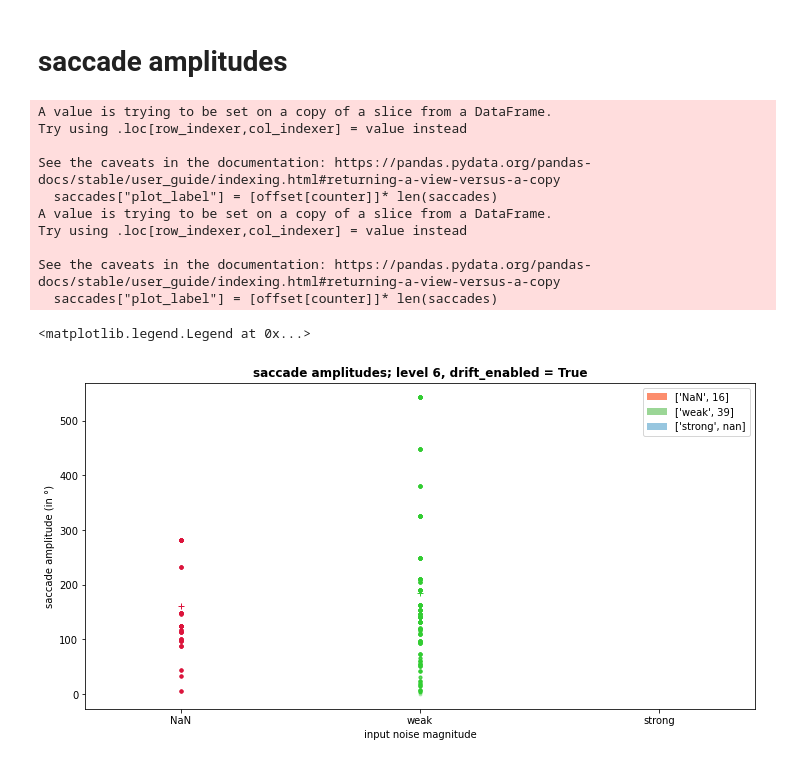
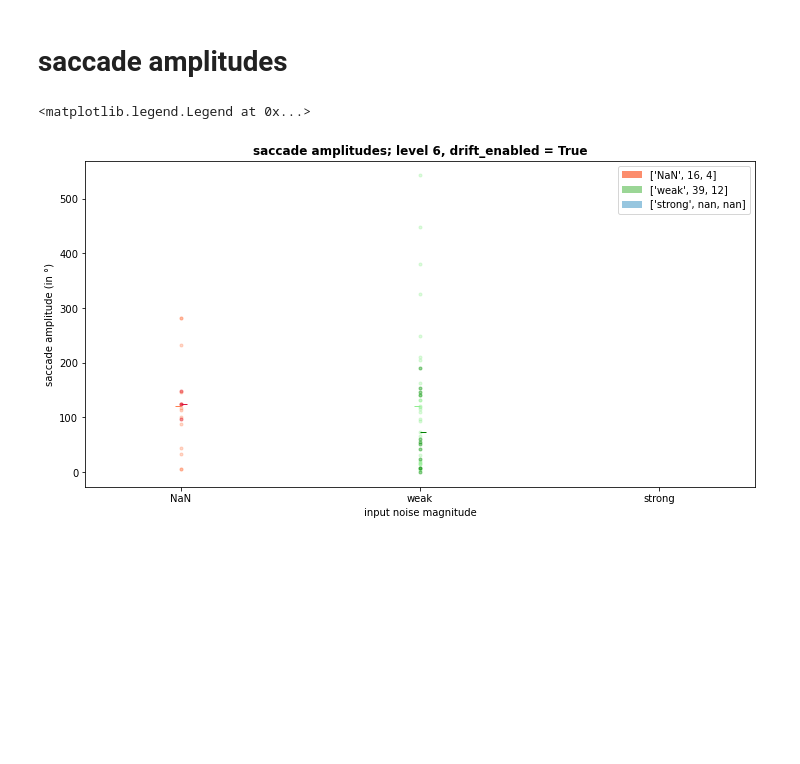
Before and after one commit to nilsheinrich/eye_movement_analysis_moonlander, a Jupyter notebook: data_analysis.ipynb, the cells around one changed output. Drawn from its saved outputs; the diff is of its cells as text; code cells hidden in the pictures; blank space fills up the shorter version.

```diff
--- a/data_analysis.ipynb
+++ b/data_analysis.ipynb
@@ -179,12 +181,13 @@ def pre_process_eye_data(eye_data):
     eye_data.loc[eye_data.Saccade < 1.0, "N_saccade"] = np.nan  # have NaN everywhere where there is no saccade
 
     # insert saccade direction column
-    eye_data["saccade_direction"] = np.nan
+    eye_data["saccade_direction_x"] = np.nan
+    eye_data["saccade_direction_y"] = np.nan
     eye_data["saccade_amplitude"] = np.nan
     out = eye_data.groupby("N_saccade", dropna=False).apply(calc_saccade_direction)
 
     # set saccade direction to NaN everywhere where there is no saccade
-    out.loc[eye_data.Saccade < 1.0, "saccade_direction"] = np.nan
+    out.loc[eye_data.Saccade < 1.0, ["saccade_direction_x", "saccade_direction_y"]] = np.nan
 
     # sum up left and right eye positions to converging eye position in x and y dimension
     out["converging_eye_x"] = out.apply(lambda row: (row.LeftEyeX + row.RightEyeX) / 2, axis=1)
@@ -213,0 +217,5 @@ eye_data
+# %%
+saccades = eye_data.loc[eye_data["saccadeOnset"] == 1]
+
+progressive_saccades = saccades.loc[saccades["saccade_direction_y"] >= 0]
+progressive_saccades
@@ -462,5 +494,13 @@ heatmap_right = sns.kdeplot(x=fixations.RightEyeX,
                            alpha=0.9,
                            bw_adjust=0.4)
 
-ax.legend()
+y_coord = point_estimate(fixations.converging_eye_y)[0]
+ax.axhline(y_coord, color="lightskyblue")
+x_coord = point_estimate(fixations.converging_eye_x)[0]
+ax.axvline(x_coord, color="lightskyblue")
+
+handles = [mpatches.Patch(facecolor=plt.cm.Reds(100), label="left eye"),
+           mpatches.Patch(facecolor=plt.cm.Greens(100), label="right eye"),
+           mpatches.Patch(facecolor=plt.cm.Blues(100), label="converging eyes")]
+ax.legend(handles=handles)
 # %% [output]
@@ -877,52 +916,53 @@ fig, ax = plt.subplots(figsize=(12, 6))
 ax.set_title(f"saccade amplitudes; level 6, drift_enabled = True", fontdict={"fontweight": "bold"})
 
 # axis labels
 ax.set_xlabel("input noise magnitude")
 ax.set_ylabel("saccade amplitude (in °)")
 
 ax.set_xlim([-70, 70])
 ax.set_xticks([-50, 0, 50])
 ax.set_xticklabels(["NaN", "weak", "strong"])
 
 # Plotting
-colors = ["crimson", "limegreen", "lightskyblue"]
+colors = ["coral", "lightgreen", "royalblue"]
+colors_p = ["crimson", "green", "blue"]
 color_maps = ["Reds", "Greens", "Blues"]
 input_noise_magnitude = ["NaN", "weak", "strong"]
 offset = [-50, 0, 50]
 n_saccades = [np.nan, np.nan, np.nan]
+n_progressive_saccades = [np.nan, np.nan, np.nan]
 
 counter = 0
 
 for run in runs:
     eye_data = pd.read_csv(f'eye_data/pilot4_eye_tracking_output_{run:0>2}.csv', index_col=False)
     eye_data = pre_process_eye_data(eye_data)
 
-    saccades = eye_data[~eye_data["N_saccade"].isnull()]
-    n_saccades[counter] = (int(max(saccades.N_saccade)))
+    # all kinds of saccades
+    saccades = eye_data[eye_data["saccadeOnset"] >= 1]
+    n_saccades[counter] = len(saccades)
+    plot_labels = [offset[counter]]* len(saccades)
     saccades["plot_label"] = [offset[counter]]* len(saccades)
+    # progressive saccades
+    progressive_saccades = saccades.loc[saccades["saccade_direction_y"] >= 0]
+    n_progressive_saccades[counter] = len(progressive_saccades)
 
+    # draw on canvas
     ax.scatter(saccades.plot_label, saccades.saccade_amplitude, marker=".", color=colors[counter], alpha=0.3)
-    ax.plot(offset[counter], np.mean(saccades.saccade_amplitude), marker="+", color=colors[counter], alpha=1.0)
+    ax.plot(offset[counter], np.mean(saccades.saccade_amplitude), marker=0, color=colors[counter], alpha=1.0)
+
+    ax.scatter(progressive_saccades.plot_label, progressive_saccades.saccade_amplitude, marker=".", color=colors_p[counter], alpha=0.3)
+    ax.plot(offset[counter], np.mean(progressive_saccades.saccade_amplitude), marker=1, color=colors_p[counter], alpha=1.0)
 
     counter += 1
 
-handles = [mpatches.Patch(facecolor=plt.cm.Reds(100), label=[input_noise_magnitude[0], n_saccades[0]]),
-           mpatches.Patch(facecolor=plt.cm.Greens(100), label=[input_noise_magnitude[1], n_saccades[1]]),
-           mpatches.Patch(facecolor=plt.cm.Blues(100), label=[input_noise_magnitude[2], n_saccades[2]])]
+handles = [mpatches.Patch(facecolor=plt.cm.Reds(100), label=[input_noise_magnitude[0], n_saccades[0], n_progressive_saccades[0]]),
+           mpatches.Patch(facecolor=plt.cm.Greens(100), label=[input_noise_magnitude[1], n_saccades[1], n_progressive_saccades[1]]),
+           mpatches.Patch(facecolor=plt.cm.Blues(100), label=[input_noise_magnitude[2], n_saccades[2], n_progressive_saccades[2]])]
 ax.legend(handles=handles)
 # %% [output]
-A value is trying to be set on a copy of a slice from a DataFrame.
-Try using .loc[row_indexer,col_indexer] = value instead
-
-See the caveats in the documentation: https://pandas.pydata.org/pandas-docs/stable/user_guide/indexing.html#returning-a-view-versus-a-copy
-  saccades["plot_label"] = [offset[counter]]* len(saccades)
-A value is trying to be set on a copy of a slice from a DataFrame.
-Try using .loc[row_indexer,col_indexer] = value instead
-
-See the caveats in the documentation: https://pandas.pydata.org/pandas-docs/stable/user_guide/indexing.html#returning-a-view-versus-a-copy
-  saccades["plot_label"] = [offset[counter]]* len(saccades)
+<matplotlib.legend.Legend at 0x...>
-<matplotlib.legend.Legend at 0x...>
-[figure, old version]
+[figure, new version]
 # %%
 runs = [3, 41, 37]
 
```
Also changed, not shown: parts of 13 cells of this notebook, 2 other files.
